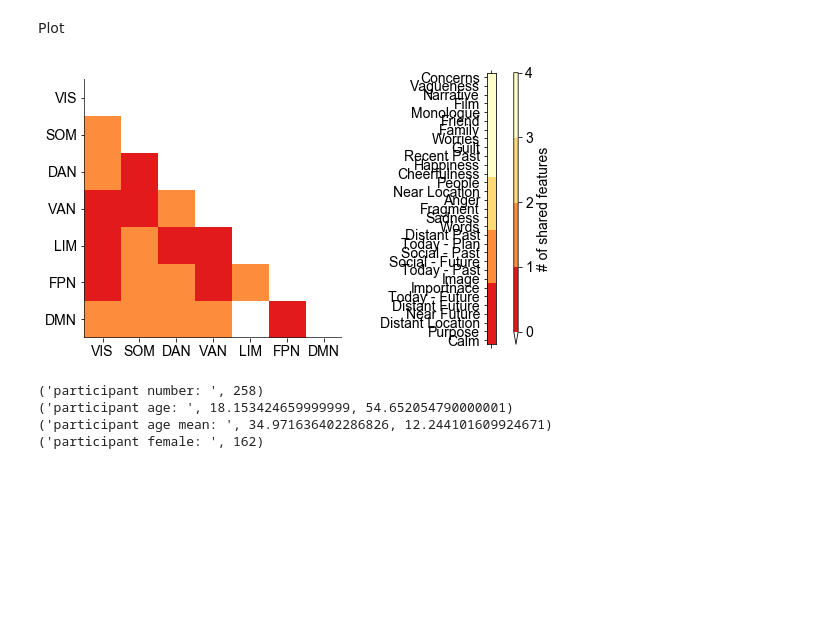
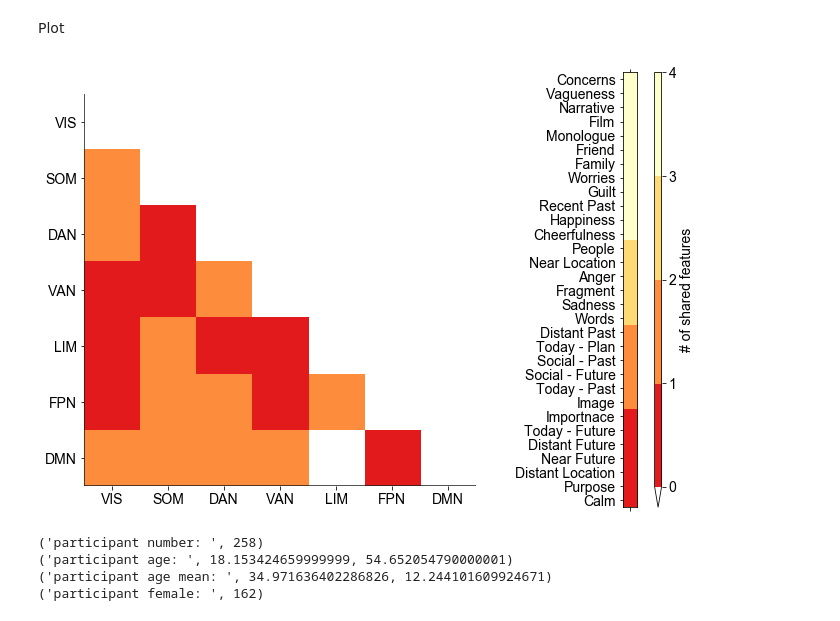
Before and after one commit to htwangtw/patterns-of-thought, a Jupyter notebook: notebooks/4.0-Ploting.ipynb, the cells around one changed output. Saved outputs shown, nothing was run; the diff lists cells and outputs as text; code cells hidden in the pictures; blank space fills up the shorter version.

Commit message:
visualisation
summarise the resulrs

```diff
--- a/notebooks/4.0-Ploting.ipynb
+++ b/notebooks/4.0-Ploting.ipynb
@@ -31,5 +31,5 @@ model.cancorr_
 # %% [output]
 array([ 0.22064741,  0.28987046,  0.25299064,  0.26006618])
 # %%
-u, v = model.u * [1, 1, 1, 1], model.v * [1, 1, 1, 1] # reverse nuber one for intepretation
+u, v = model.u * [1, 1, -1, 1], model.v * [1, 1, -1, 1] # reverse nuber one for intepretation
 n = model.n_components
@@ -144,7 +146,7 @@ colours = matplotlib.cm.YlOrRd_r(np.linspace(0, 1, n + 1))
 cmap = mpl.colors.ListedColormap(['w'] + list(colours)[1:])
 cmap.set_over('0')
 
-fig = plt.figure(figsize=(15,5))
+fig = plt.figure(figsize=(20,8))
 ax = fig.add_subplot(111)
 ax.set_frame_on(False)
 hm = ax.matshow(n_feature_mat, vmin=0, vmax=n, cmap=cmap)
@@ -154,35 +156,35 @@ ax.xaxis.set_ticks_position('bottom')
 ax.set_xticklabels(dataset['Yeo7_ROIs'])
 ax.set_yticklabels(dataset['Yeo7_ROIs'])
 ax.plot([-0.5, -0.5], [-0.5, 6.5], ls='-', c='.1')
 ax.plot([-0.5, 6.5], [6.5, 6.5], ls='-', c='.1')
 
 divider = make_axes_locatable(ax)
-ax2 = divider.append_axes("right", size="1%", pad=8)
+ax2 = divider.append_axes("right", size="1%", pad=10)
 ax2.matshow(n_questions, vmin=0, vmax=n, cmap=cmap)
 ax2.set_xticks(np.arange(n_questions.shape[1]))
 ax2.set_yticks(np.arange(n_questions.shape[0]))
 ax2.set_xticklabels(' ')
 ax2.set_yticklabels(v_labels)
 
 divider = make_axes_locatable(ax2)
 cax = divider.append_axes("right", size="50%", pad=0.25)
 bounds = range(0, n + 2)
 norm = mpl.colors.BoundaryNorm(bounds, cmap.N)
 cb = mpl.colorbar.ColorbarBase(cax, cmap=cmap,
                                 norm=norm,
                                 # to use 'extend', you must
                                 # specify two extra boundaries:
                                 boundaries=bounds,
                                 extend='min',
                                 ticks=bounds,  # optional
                                 spacing='proportional',
                                 orientation='vertical')
 cb.set_ticklabels(range(0, n + 2))
 cb.set_label('# of shared features')
 plt.savefig('./reports/shared_features.png', bbox_inches='tight', dpi=300)
 plt.show()
 # %% [output]
-[figure, old version]
+[figure, new version]
 # %%
 print('participant number: ', df.shape[0])
 print('participant age: ', np.min(dataset['Age']), np.max(dataset['Age']))
```
Also changed, not shown: parts of 7 cells of this notebook, 12 other files.
